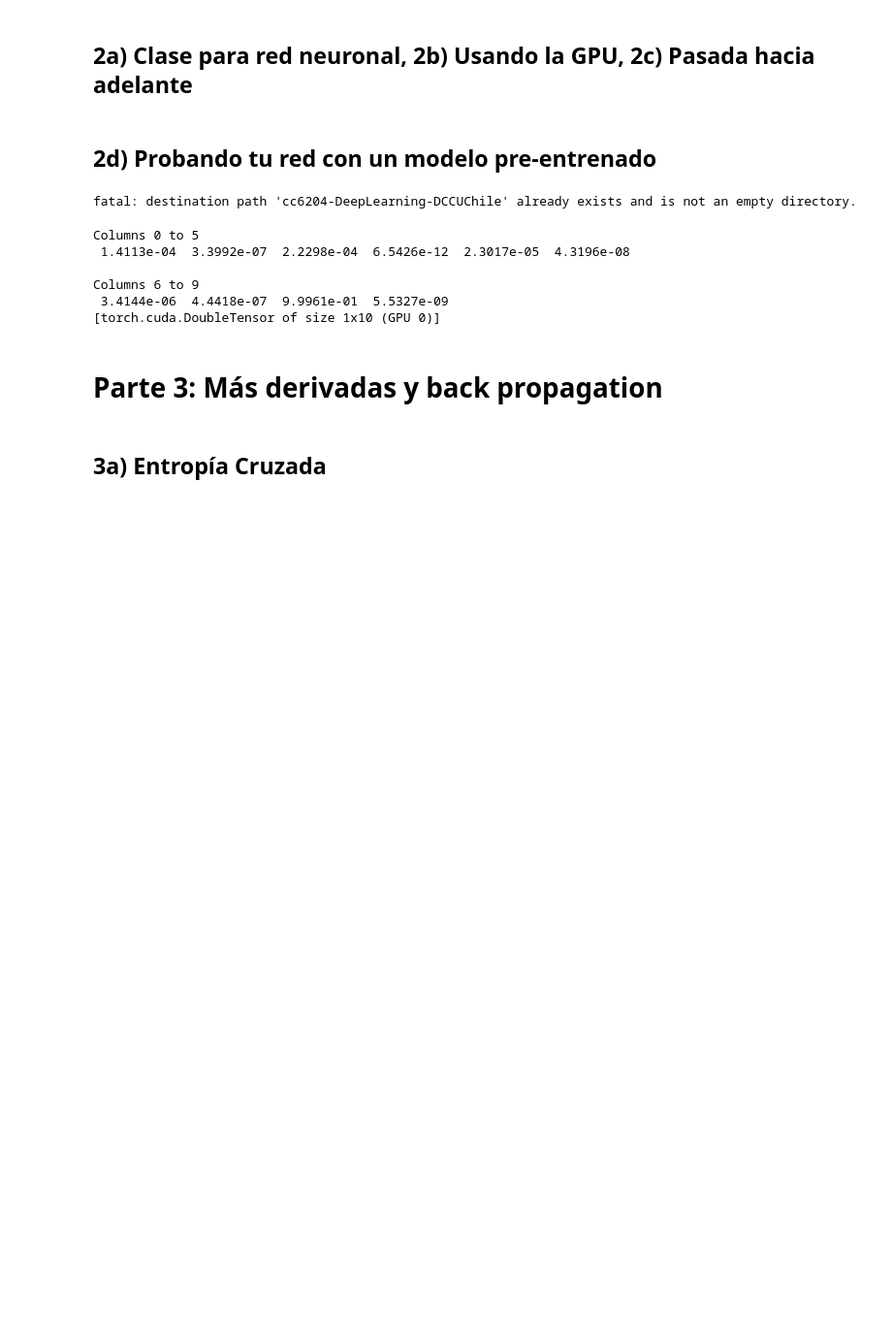
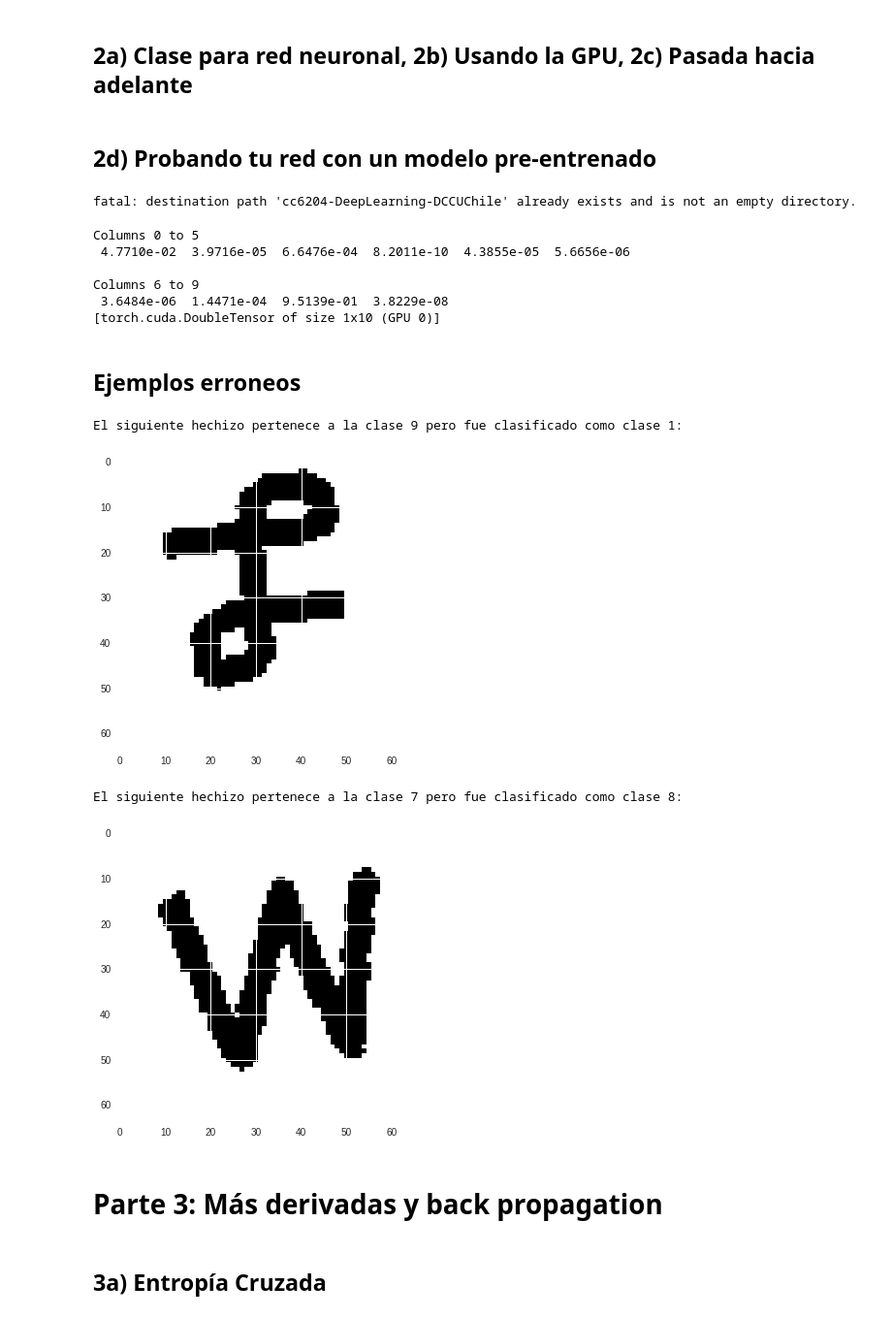
Before and after one commit to martinKindall/deep_learning_uchile, a Jupyter notebook: tarea1/Respuestas_Tarea_1_Partes_1_2_CC6402_2018.ipynb, the cells around one changed output. Shown at 97% size. Drawn from its saved outputs; the diff is of its cells as text; code cells hidden in the pictures; blank space fills up the shorter version.

```diff
--- a/tarea1/Respuestas_Tarea_1_Partes_1_2_CC6402_2018.ipynb
+++ b/tarea1/Respuestas_Tarea_1_Partes_1_2_CC6402_2018.ipynb
@@ -194,14 +194,14 @@ params = list(map(lambda x: [torch.from_numpy(x[0]), torch.from_numpy(x[1])], pa
 
 # cargar red neuronal en pase a parametros conocidos
 
-test_data_path = "data/train_set"
-test_input = torch.from_numpy(numpy.loadtxt(test_data_path+"/hechizo-8/090.txt")).double().cuda().view(1, 4096)
+test_data_path = "data/test_set"
+test_input = torch.from_numpy(numpy.loadtxt(test_data_path+"/hechizo-7/019.txt")).double().cuda().view(1, 4096)
 red_neuronal = FFNN(0, [], [sig, sig], 10, params)
 red_neuronal.forward(test_input)
 # %% [output]
 Columns 0 to 5
- 1.4113e-04  3.3992e-07  2.2298e-04  6.5426e-12  2.3017e-05  4.3196e-08
+ 4.7710e-02  3.9716e-05  6.6476e-04  8.2011e-10  4.3855e-05  5.6656e-06
 
 Columns 6 to 9
- 3.4144e-06  4.4418e-07  9.9961e-01  5.5327e-09
+ 3.6484e-06  1.4471e-04  9.5139e-01  3.8229e-08
 [torch.cuda.DoubleTensor of size 1x10 (GPU 0)]
@@ -210,3 +208,18 @@ Columns 6 to 9
+# %% [markdown]
+## Ejemplos erroneos
+# %%
+test_input_err_1 = torch.from_numpy(numpy.loadtxt(test_data_path+"/hechizo-9/019.txt")).double().cuda().view(64, 64)
+plt.imshow(test_input_err_1)
+print("El siguiente hechizo pertenece a la clase 9 pero fue clasificado como clase 1:")
+plt.show()
+test_input_err_2 = torch.from_numpy(numpy.loadtxt(test_data_path+"/hechizo-7/019.txt")).double().cuda().view(64, 64)
+plt.imshow(test_input_err_2)
+print("El siguiente hechizo pertenece a la clase 7 pero fue clasificado como clase 8:")
+# %% [output]
+El siguiente hechizo pertenece a la clase 9 pero fue clasificado como clase 1:
+[figure, added]
+El siguiente hechizo pertenece a la clase 7 pero fue clasificado como clase 8:
+[figure, added]
 # %% [markdown]
 # Parte 3: Más derivadas y back propagation
 # %% [markdown]
```
Also changed, not shown: parts of 3 cells of this notebook.
